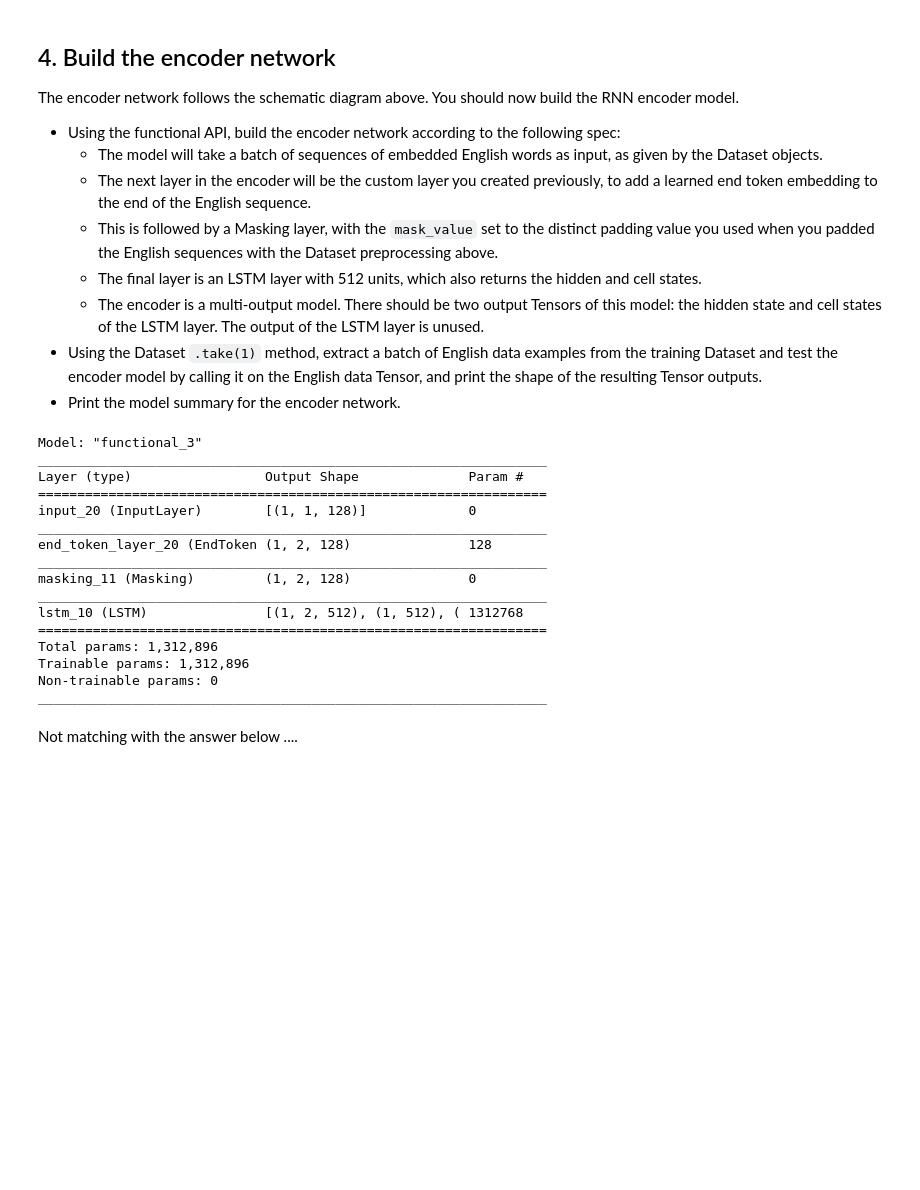
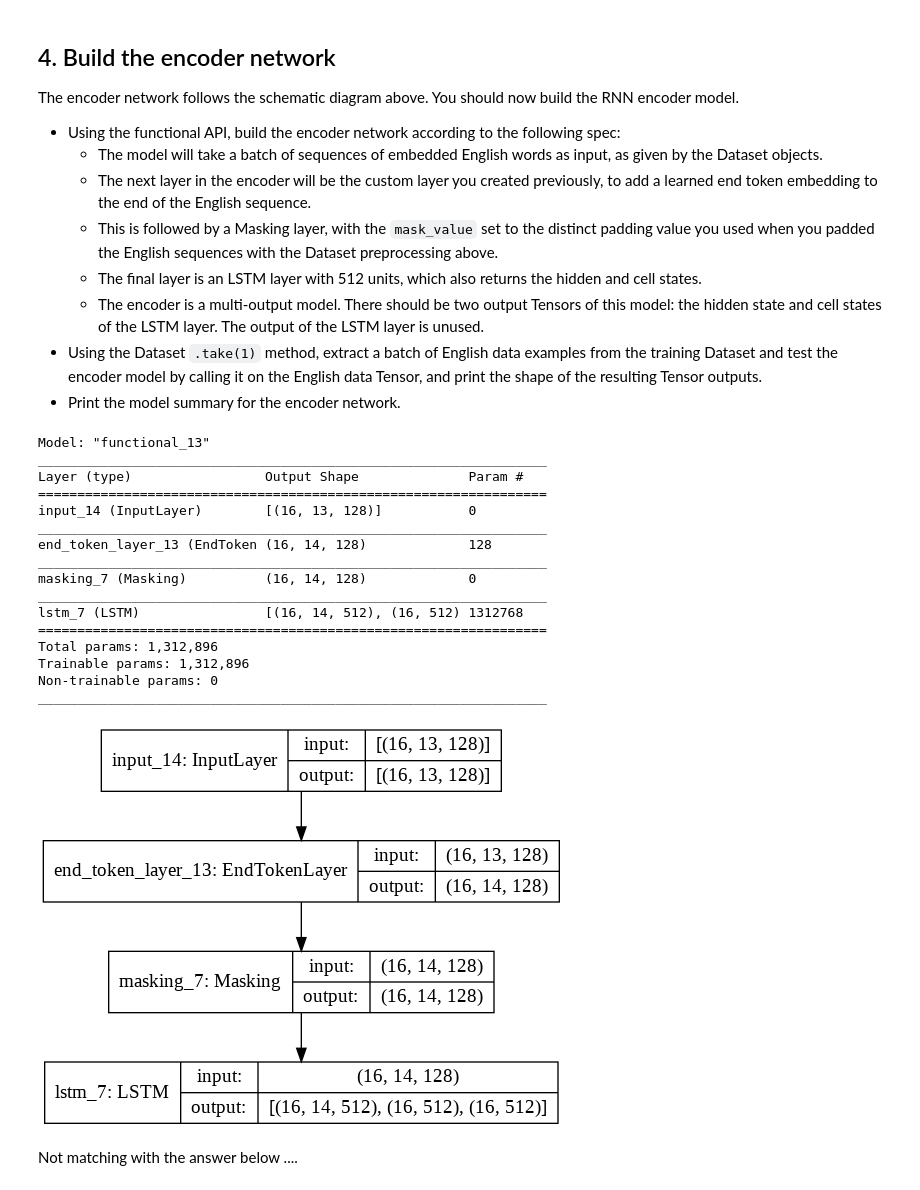
Before and after one commit to hjesse92/Neural-Translation, a Jupyter notebook: Capstone_Project.ipynb, the cells around one changed output. Drawn from its saved outputs; the diff is of its cells as text; code cells hidden in the pictures; blank space fills up the shorter version.

```diff
--- a/Capstone_Project.ipynb
+++ b/Capstone_Project.ipynb
@@ -278,5 +275,7 @@ class EndTokenLayer(Layer):
 # %%
 temp = EndTokenLayer()
 # %%
-next(iter(train_dataset.take(1)))[0].shape
+test_tensor=next(iter(train_dataset.take(1)))[0]
+print(test_tensor.shape)
+temp_res = temp(next(iter(train_dataset.take(1)))[0])
 # %% [output]
@@ -313,7 +296,7 @@ The encoder network follows the schematic diagram above. You should now build th
 * Using the Dataset `.take(1)` method, extract a batch of English data examples from the training Dataset and test the encoder model by calling it on the English data Tensor, and print the shape of the resulting Tensor outputs.
 * Print the model summary for the encoder network.
 # %%
-def build_model(input_shape):
+def encoder_model(input_shape):
     inputs = Input(batch_shape=input_shape)
     h = EndTokenLayer()(inputs)
     # h = Masking([(lambda x: x*0)(x) for x in range(128)])(h)
@@ -328,22 +309,28 @@ model = build_model((1,1,128))
+# %%
+model = encoder_model(test_tensor.shape)
 # %%
 model.summary()
 # %% [output]
-Model: "functional_3"
+Model: "functional_13"
 _________________________________________________________________
 Layer (type)                 Output Shape              Param #
 =================================================================
-input_20 (InputLayer)        [(1, 1, 128)]             0
+input_14 (InputLayer)        [(16, 13, 128)]           0
 _________________________________________________________________
-end_token_layer_20 (EndToken (1, 2, 128)               128
+end_token_layer_13 (EndToken (16, 14, 128)             128
 _________________________________________________________________
-masking_11 (Masking)         (1, 2, 128)               0
+masking_7 (Masking)          (16, 14, 128)             0
 _________________________________________________________________
-lstm_10 (LSTM)               [(1, 2, 512), (1, 512), ( 1312768
+lstm_7 (LSTM)                [(16, 14, 512), (16, 512) 1312768
 =================================================================
 Total params: 1,312,896
 Trainable params: 1,312,896
 Non-trainable params: 0
 _________________________________________________________________
+# %%
+tf.keras.utils.plot_model(model, show_shapes=True)
+# %% [output]
+[figure, added]
 # %% [markdown]
 Not matching with the answer below ....
 # %% [markdown]
```
Also changed, not shown: parts of 11 cells of this notebook.
